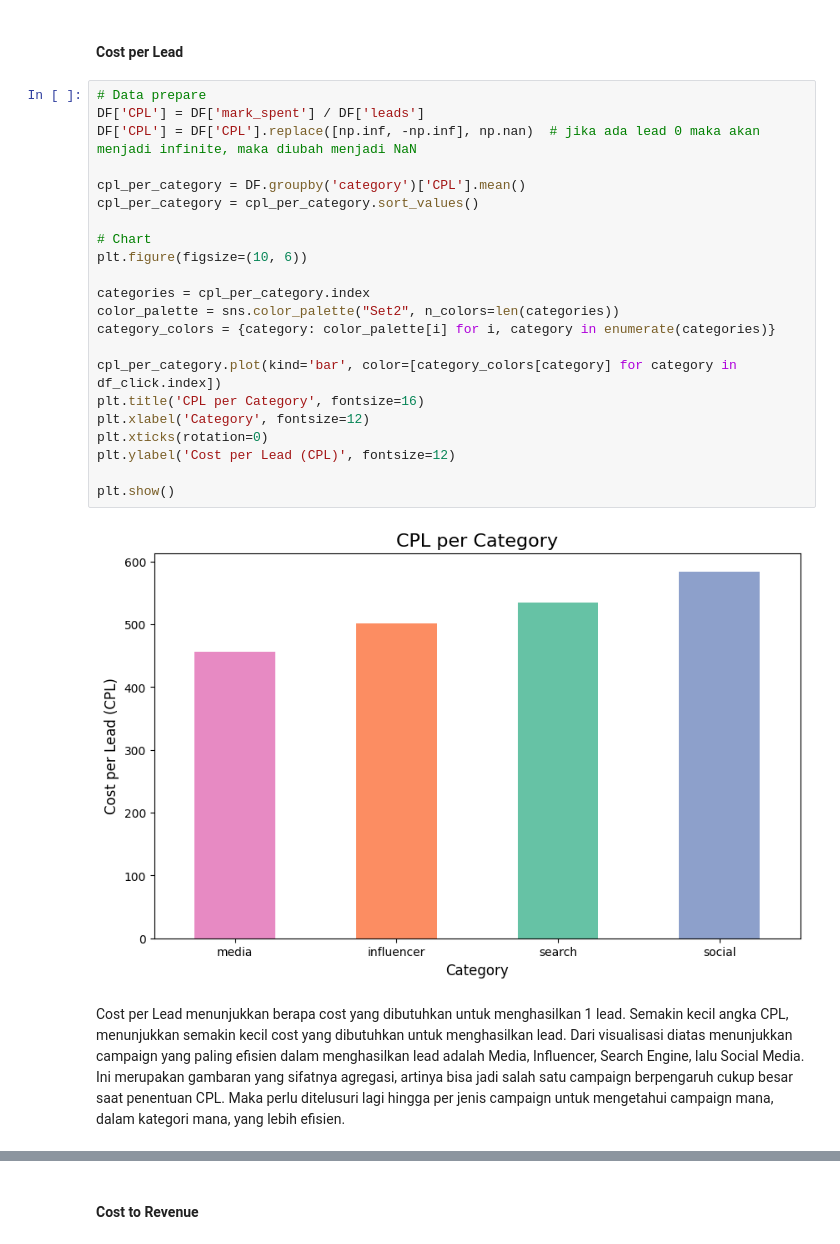
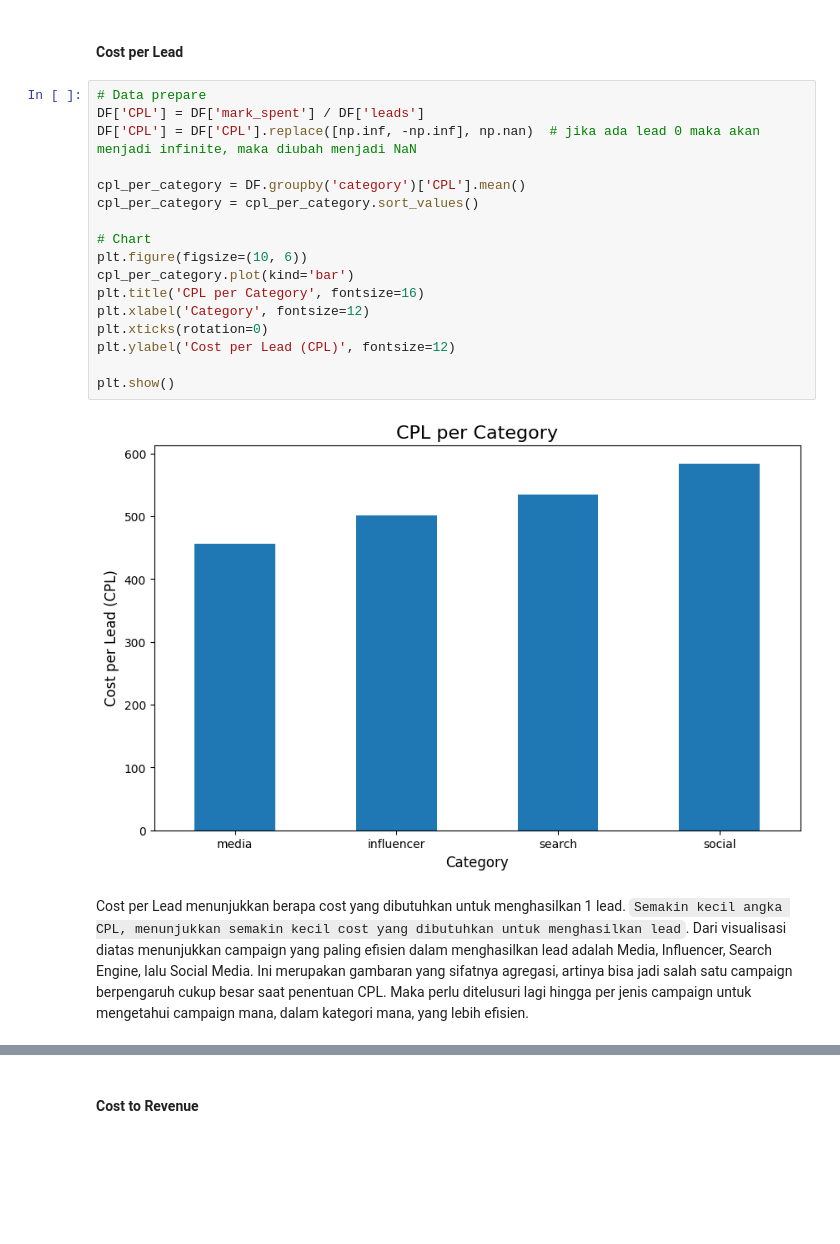
Before and after one commit to gofarros/Data-Analysis, a Jupyter notebook: Online Campaign/Notebook.ipynb, the cells around one changed output, grey strips where cells are left out. Cells and saved outputs as stored; diff of their text form; blank space fills up the shorter version.

```diff
--- a/Online Campaign/Notebook.ipynb
+++ b/Online Campaign/Notebook.ipynb
@@ -435,29 +408,24 @@ plt.show()
 # %%
 # Data prepare
 DF['CPL'] = DF['mark_spent'] / DF['leads']
 DF['CPL'] = DF['CPL'].replace([np.inf, -np.inf], np.nan)  # jika ada lead 0 maka akan menjadi infinite, maka diubah menjadi NaN
 
 cpl_per_category = DF.groupby('category')['CPL'].mean()
 cpl_per_category = cpl_per_category.sort_values()
 
 # Chart
 plt.figure(figsize=(10, 6))
-
-categories = cpl_per_category.index
-color_palette = sns.color_palette("Set2", n_colors=len(categories))
-category_colors = {category: color_palette[i] for i, category in enumerate(categories)}
-
-cpl_per_category.plot(kind='bar', color=[category_colors[category] for category in df_click.index])
+cpl_per_category.plot(kind='bar')
 plt.title('CPL per Category', fontsize=16)
 plt.xlabel('Category', fontsize=12)
 plt.xticks(rotation=0)
 plt.ylabel('Cost per Lead (CPL)', fontsize=12)
 
 plt.show()
 # %% [output]
-[figure, old version]
+[figure, new version]
 # %% [markdown]
-Cost per Lead menunjukkan berapa cost yang dibutuhkan untuk menghasilkan 1 lead. Semakin kecil angka CPL, menunjukkan semakin kecil cost yang dibutuhkan untuk menghasilkan lead. Dari visualisasi diatas menunjukkan campaign yang paling efisien dalam menghasilkan lead adalah Media, Influencer, Search Engine, lalu Social Media. Ini merupakan gambaran yang sifatnya agregasi, artinya bisa jadi salah satu campaign berpengaruh cukup besar saat penentuan CPL. Maka perlu ditelusuri lagi hingga per jenis campaign untuk mengetahui campaign mana, dalam kategori mana, yang lebih efisien.
+Cost per Lead menunjukkan berapa cost yang dibutuhkan untuk menghasilkan 1 lead. `Semakin kecil angka CPL, menunjukkan semakin kecil cost yang dibutuhkan untuk menghasilkan lead`. Dari visualisasi diatas menunjukkan campaign yang paling efisien dalam menghasilkan lead adalah Media, Influencer, Search Engine, lalu Social Media. Ini merupakan gambaran yang sifatnya agregasi, artinya bisa jadi salah satu campaign berpengaruh cukup besar saat penentuan CPL. Maka perlu ditelusuri lagi hingga per jenis campaign untuk mengetahui campaign mana, dalam kategori mana, yang lebih efisien.
 # %%
 DF_grouped = DF.groupby('campaign_name').agg({
     'mark_spent': 'sum',
```
Also changed, not shown: parts of 39 cells of this notebook.
